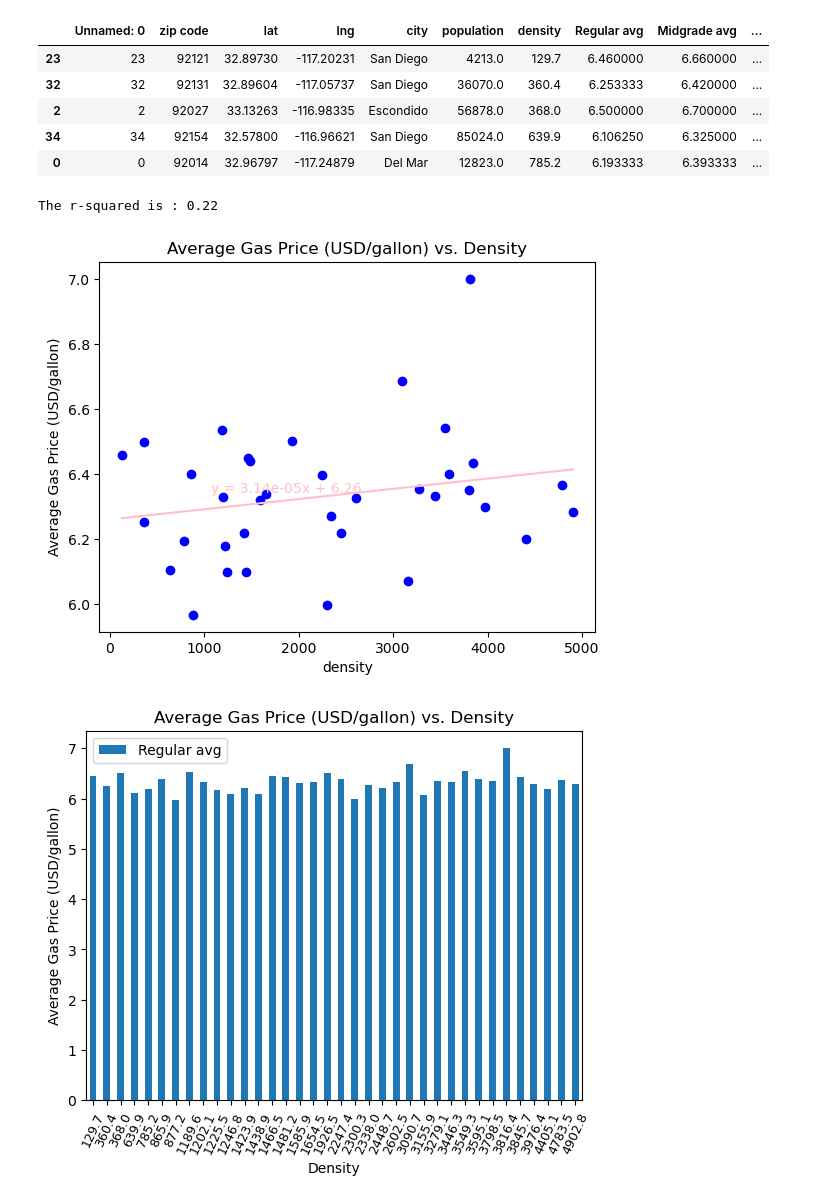
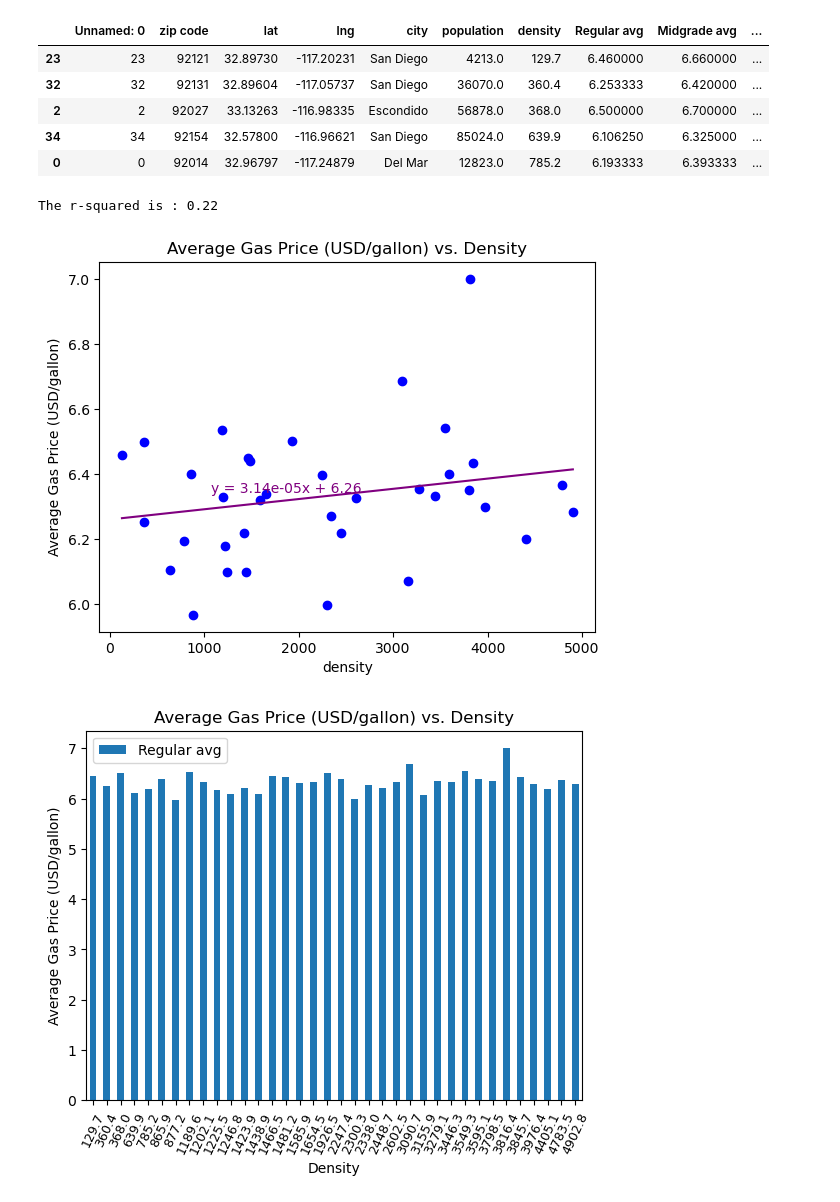
Before and after one commit to Lilnessa/Project1, a Jupyter notebook: charts.ipynb, the cells around one changed output. Cells and saved outputs as stored; diff of their text form; code cells hidden in the pictures.

```diff
--- a/charts.ipynb
+++ b/charts.ipynb
@@ -153,14 +170,14 @@ gas_data_density_df.head()
 # %%
 plt.scatter(gas_data_density_df['density'], gas_data_density_df['Regular avg'], c='blue')
 plt.xlabel("density")
 plt.ylabel("Average Gas Price (USD/gallon)")
 plt.title("Average Gas Price (USD/gallon) vs. Density")
-density = linear_regression(gas_data_density_df["density"],gas_data_density_df["Regular avg"], "pink")
-plt.figtext(0.3,0.4, density,fontsize=10,color="pink")
+density = linear_regression(gas_data_density_df["density"],gas_data_density_df["Regular avg"], "purple")
+plt.figtext(0.3,0.4, density,fontsize=10,color="purple")
 plt.show()
 # %% [output]
 The r-squared is : 0.22
-[figure, old version]
+[figure, new version]
 # %%
 ax = gas_data_density_df.plot(x= "density", y= "Regular avg", rot=65, kind= "bar", width=.5)
 ax.set_xticklabels(ax.get_xticklabels(), fontsize=9)
```
Also changed, not shown: parts of 5 cells of this notebook.
